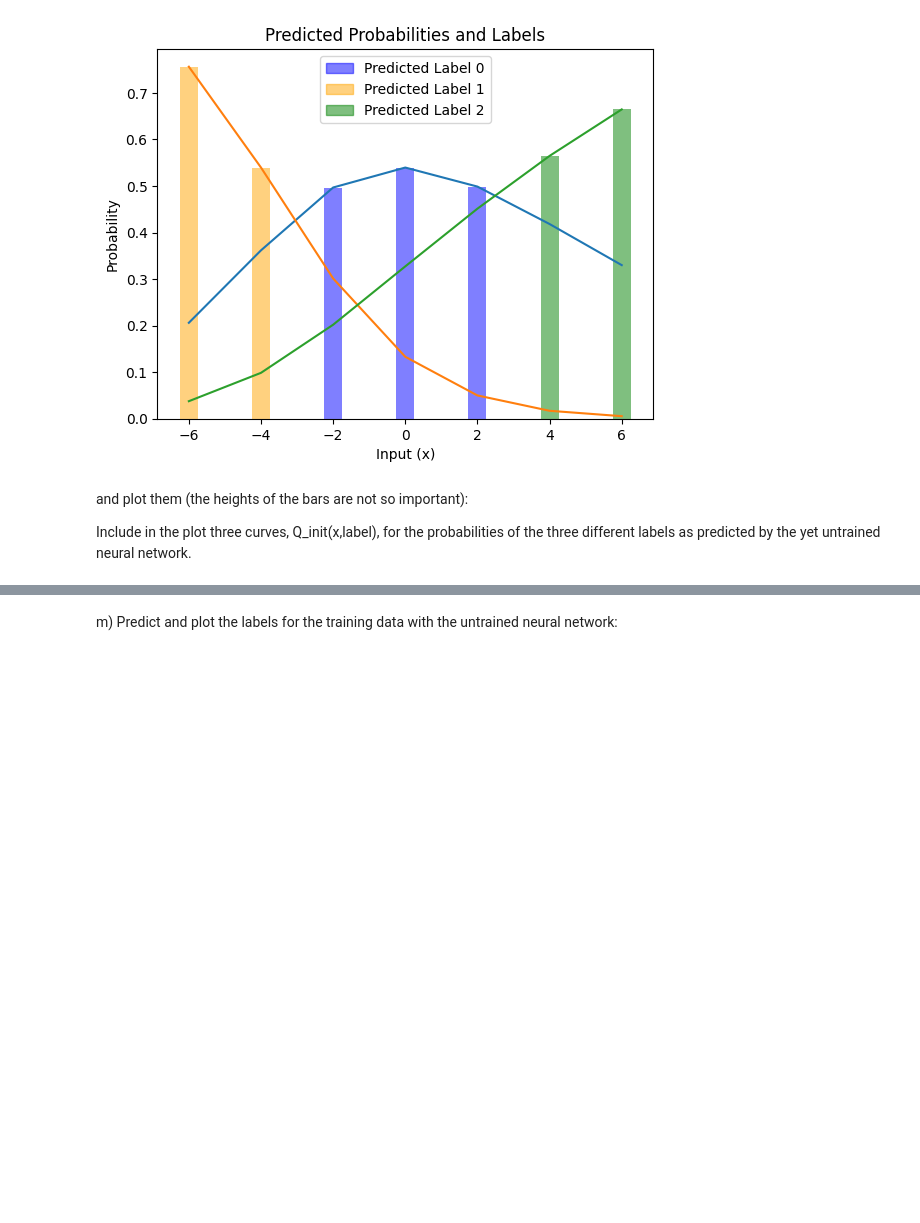
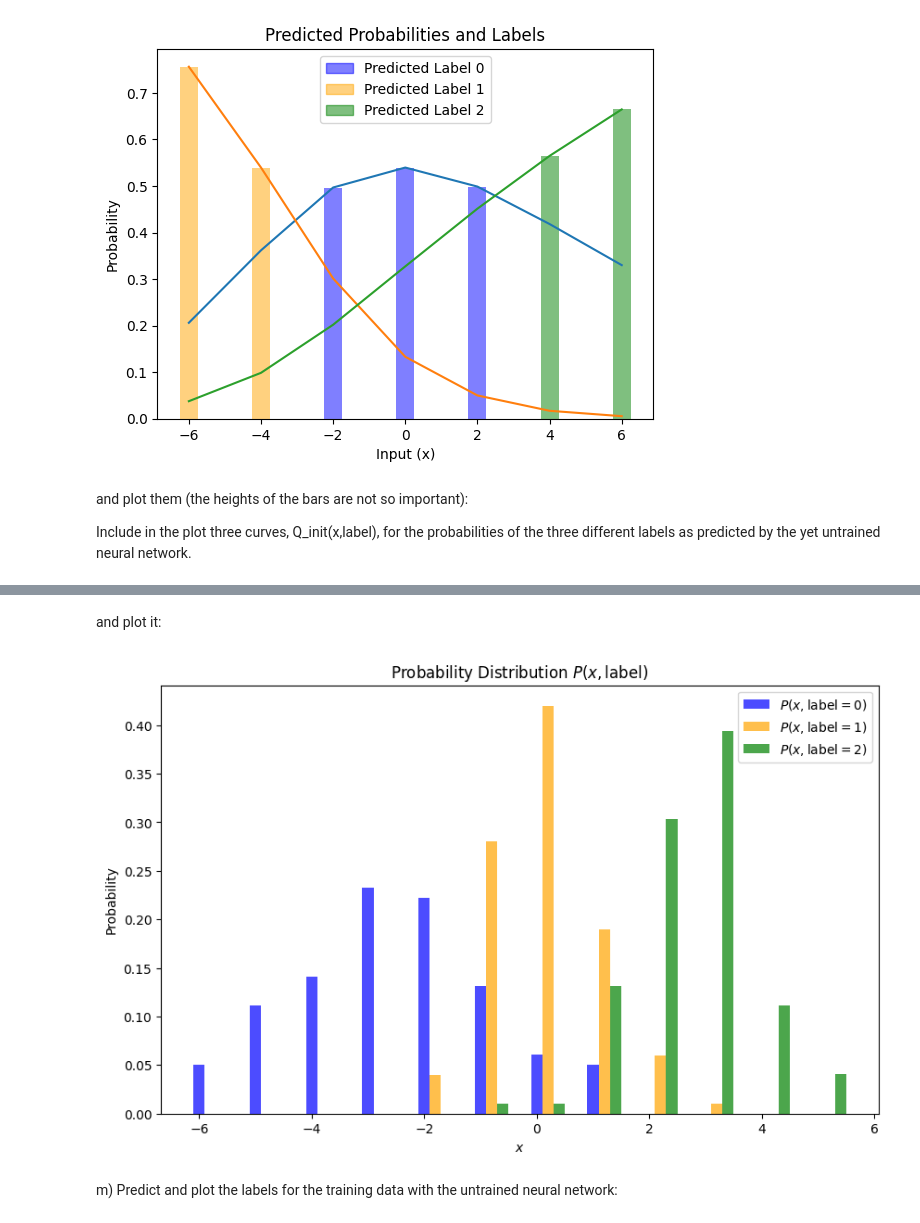
Before and after one commit to Justusperthes/Comphy, a Jupyter notebook: w11/classification.ipynb, the cells around one changed output, grey strips where cells are left out. Saved outputs shown, nothing was run; the diff lists cells and outputs as text; code cells hidden in the pictures; blank space fills up the shorter version.

```diff
--- a/w11/classification.ipynb
+++ b/w11/classification.ipynb
@@ -366,3 +403,51 @@ and plot it:
+# %% [markdown]
+and plot it:
+# %%
+import numpy as np
+import matplotlib.pyplot as plt
+
+# Set random seed for reproducibility
+np.random.seed(42)
+
+# Generate the data
+x_0 = np.random.normal(loc=-2, scale=2, size=100)
+x_1 = np.random.normal(loc=0.5, scale=1, size=100)
+x_2 = np.random.normal(loc=3, scale=1, size=100)
+
+# Combine data and corresponding labels
+x = np.concatenate([x_0, x_1, x_2])
+labels = np.concatenate([np.zeros(100), np.ones(100), np.full(100, 2)])
+
+# Plot the histogram-like bar chart
+bins = np.linspace(-6, 6, 13)  # Define bins for the histogram
+colors = ['blue', 'orange', 'green']
+
+# Create the bar chart
+plt.figure(figsize=(10, 6))
+for label, color in enumerate(colors):
+    # Filter data by label
+    data = x[labels == label]
+    # Compute histogram values
+    hist, bin_edges = np.histogram(data, bins=bins, density=True)
+    # Plot bars for each class
+    plt.bar(
+        bin_edges[:-1] + label * 0.2,  # Offset bars slightly for each class
+        hist,
+        width=0.2,
+        color=color,
+        align='center',
+        alpha=0.7,
+        label=f"$P(x, \mathrm{{label}}={label})$"
+    )
+
+# Add labels and legend
+plt.xlabel("$x$")
+plt.ylabel("Probability")
+plt.title("Probability Distribution $P(x, \mathrm{label})$")
+plt.legend()
+plt.show()
+# %% [output]
+[figure, added]
 # %% [markdown]
 m) Predict and plot the labels for the training data with the untrained neural network:
 # %% [markdown]
```
Also changed, not shown: parts of 8 cells of this notebook.
